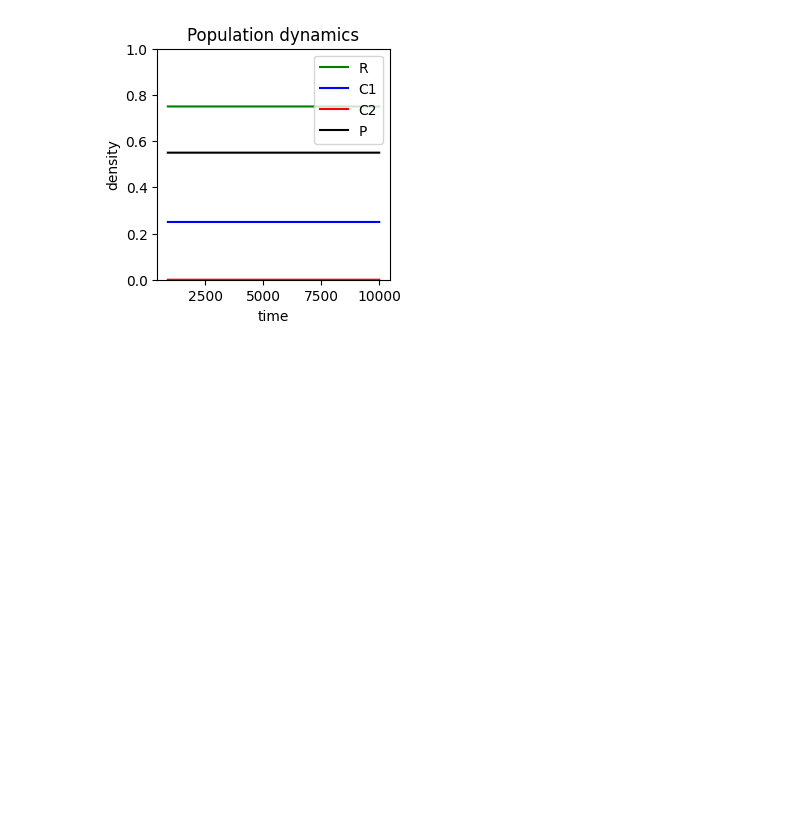
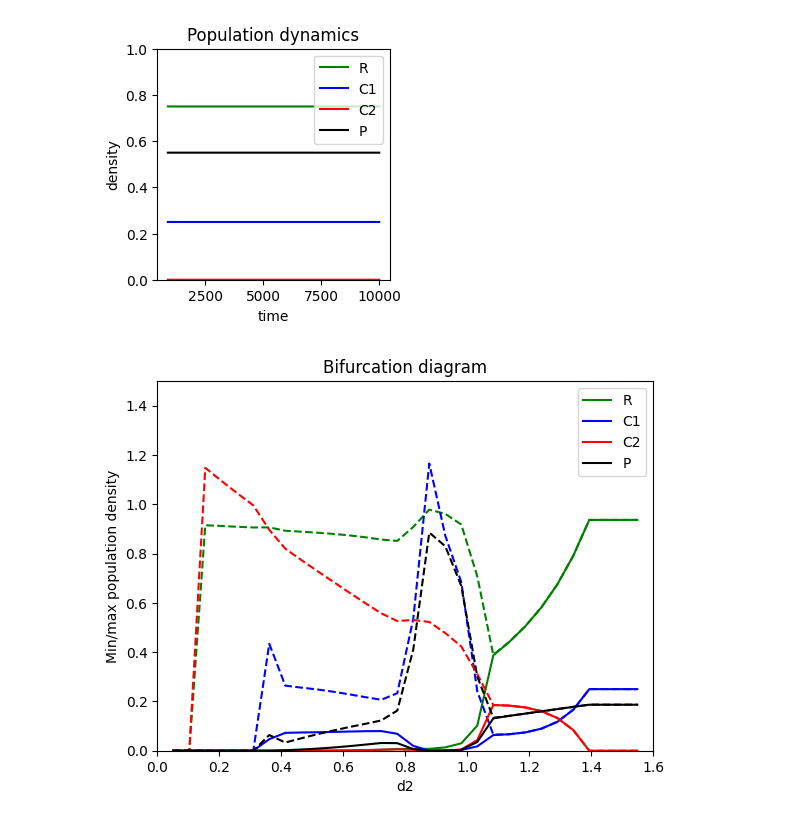
Before and after one commit to lizsukiss/relnonlin_predation, a Jupyter notebook: notebooks/explore_dynamics.ipynb, the cells around one changed output. Saved outputs shown, nothing was run; the diff lists cells and outputs as text; code cells hidden in the pictures; blank space fills up the shorter version.

```diff
--- a/notebooks/explore_dynamics.ipynb
+++ b/notebooks/explore_dynamics.ipynb
@@ -20,3 +22,89 @@ params = {
 plot_individual_case(params)
 # %% [output]
 [figure]
+# %%
+from ode import full_system
+from utils import simulate_and_save
+
+sys.path.insert(0, '..')
+
+resolution = 30
+
+
+a1 = 1
+
+a2 = 8
+
+h2 = 0.5
+
+d1 = 0.05
+
+aP = 1
+
+dP = 0.25
+
+d2 = np.linspace(0, a2/(1+h2*a2), resolution+2)[1:-1] # avoid 0 and the value where the predator goes extinct
+
+params = {
+    'a1': a1,
+    'a2': a2,
+    'aP': aP,
+    'h1': 0,
+    'h2': h2,
+    'hP': 0,
+    'd1': d1,
+    'd2': None,
+    'dP': dP
+}
+
+max_densities = np.zeros((resolution, 4))
+min_densities = np.zeros((resolution, 4))
+
+for id_d2 in range(resolution):
+
+    # convert functional response to saturating
+    gamma = a1/a2 + h2*d1
+    sat_a = gamma*a2
+    sat_h = h2/gamma
+    sat_d = d1
+
+    # Simulate population dynamics
+    initial_density = [0.01,0.01,0.01,0.01] # initial density
+
+    tend  = 100000 # quite short
+    tstep = 0.1
+    time_array = np.arange(0, tend, tstep) # time for simulation
+    simulation_params = {'a1':sat_a, 'a2':a2, 'aP':aP, 'h1':sat_h, 'h2':h2, 'hP':0, 'd1':sat_d, 'd2':d2[id_d2], 'dP':dP}
+
+    filename = f'../results/timeseries/timeseries_RC1C2P_satsatpred_{simulation_params["a1"]}_{simulation_params["a2"]}_{simulation_params["aP"]}_{simulation_params["h1"]}_{simulation_params["h2"]}_{simulation_params["d1"]}_{simulation_params["d2"]}_{simulation_params["dP"]}.npz'
+
+    full_system_partial = lambda density, time: full_system(density, time, simulation_params)
+    density_timeseries = simulate_and_save(
+        filename=filename,
+        ode_func=full_system_partial,
+        x0=initial_density,
+        t=time_array,
+        params=simulation_params
+    )
+
+    max_densities[id_d2] = np.max(density_timeseries[50000:, :], axis=0) # maximum population density after transient dynamics
+    min_densities[id_d2] = np.min(density_timeseries[50000:, :], axis=0) # minimum population density after transient dynamics
+
+
+plt.plot(d2, max_densities[:, 0], 'g', linestyle='dashed')
+plt.plot(d2, min_densities[:, 0], 'g', label=['R'], linestyle='solid')
+plt.plot(d2, max_densities[:, 1], 'b', linestyle='dashed')
+plt.plot(d2, min_densities[:, 1], 'b', label=['C1'], linestyle='solid')
+plt.plot(d2, max_densities[:, 2], 'r', linestyle='dashed')
+plt.plot(d2, min_densities[:, 2], 'r', label=['C2'], linestyle='solid')
+plt.plot(d2, max_densities[:, 3], 'k', linestyle='dashed')
+plt.plot(d2, min_densities[:, 3], 'k', label=['P'], linestyle='solid')
+plt.xlabel('d2')
+plt.ylabel('Min/max population density')
+plt.title('Bifurcation diagram')
+plt.xlim(0, a2/(1+h2*a2))
+plt.ylim(0, 1.5)
+plt.legend()
+plt.show()
+# %% [output]
+[figure, added]
```
Also changed, not shown: parts of 9 cells of this notebook, 12 other files.
